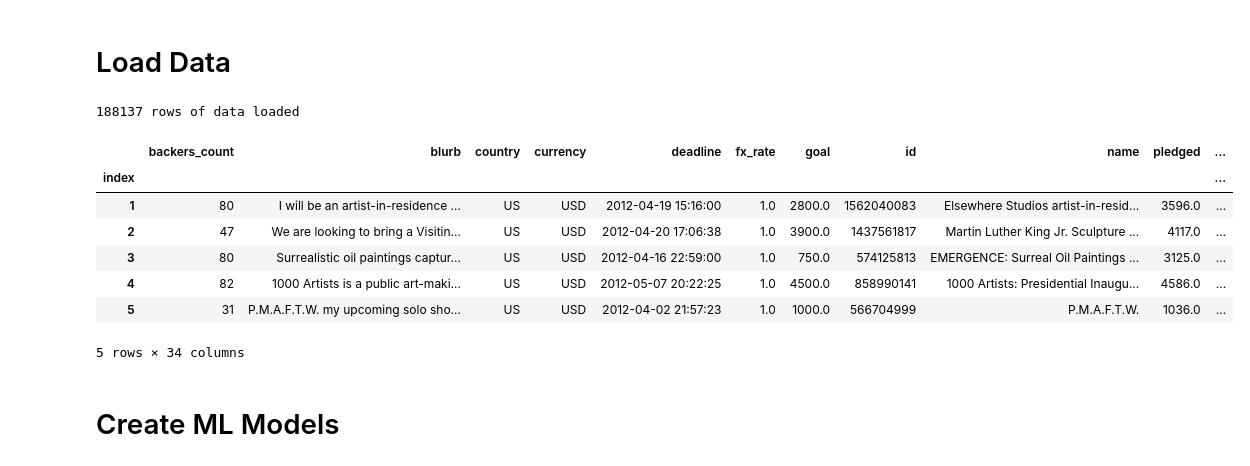
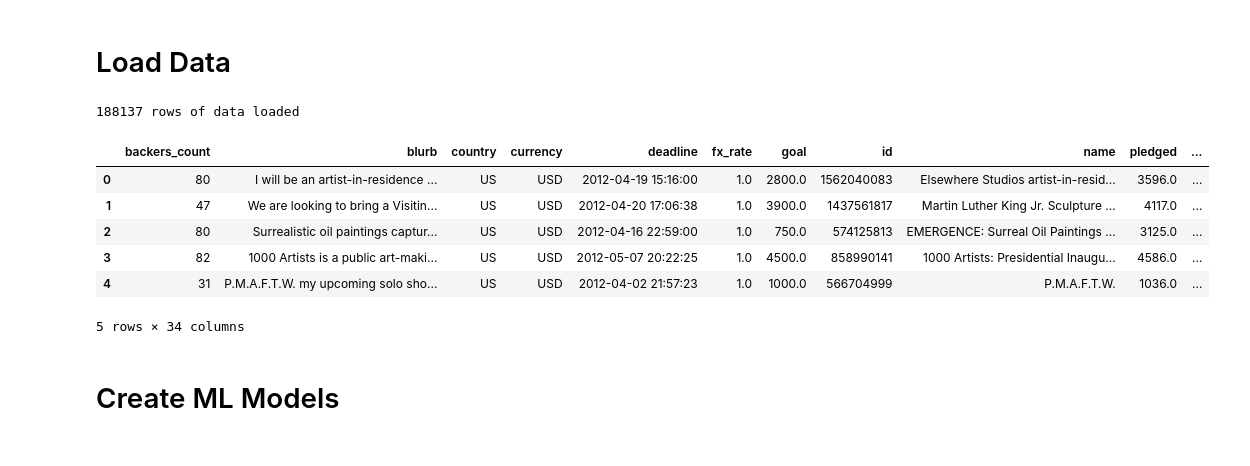
Before and after one commit to dmarrinan/Kickstarter-Analysis, a Jupyter notebook: machine_learning_modeling.ipynb, the cells around one changed output. Drawn from its saved outputs; the diff is of its cells as text; code cells hidden in the pictures.

```diff
--- a/machine_learning_modeling.ipynb
+++ b/machine_learning_modeling.ipynb
@@ -20,31 +20,33 @@ session = Session(engine)
 # %%
 data = engine.execute('SELECT * FROM kickstarter_campaigns')
 kickstarter_df = pd.DataFrame()
 record_list = []
 for record in data:
     record_list.append(record)
 
 kickstarter_df = pd.DataFrame(record_list)
 kickstarter_df.columns = ['index','backers_count','blurb','country','currency','deadline','fx_rate','goal','id',
                           'name','pledged','slug','state','category_id','category_name','parent_category_id',
                           'creator_profile','creator_name','start_date','campaign_length','month_started','state_or_province',
                           'parent_category','blurb_length','blurb_sentiment_compound','blurb_sentiment_positive',
                           'blurb_sentiment_negative','blurb_sentiment_neutral','title_length','title_sentiment_compound',
                           'title_sentiment_positive','title_sentiment_negative','title_sentiment_neutral','usd_goal',
                           'pct_complete']
 
-kickstarter_df = kickstarter_df.set_index('index')
+kickstarter_df = kickstarter_df.drop(['index'], axis=1)
+kickstarter_df = kickstarter_df.reset_index()
+kickstarter_df = kickstarter_df.drop(['index'], axis=1)
+
 print(f'{len(kickstarter_df)} rows of data loaded')
 kickstarter_df.head()
 # %% [output]
 188137 rows of data loaded
 |  | backers_count | blurb | country | currency | deadline | fx_rate | goal | id | name | pledged | ... |
-| index |  |  |  |  |  |  |  |  |  |  | ... |
-| 1 | 80 | I will be an artist-in-residence ... | US | USD | 2012-04-19 15:16:00 | 1.0 | 2800.0 | 1562040083 | Elsewhere Studios artist-in-resid... | 3596.0 | ... |
-| 2 | 47 | We are looking to bring a Visitin... | US | USD | 2012-04-20 17:06:38 | 1.0 | 3900.0 | 1437561817 | Martin Luther King Jr. Sculpture ... | 4117.0 | ... |
-| 3 | 80 | Surrealistic oil paintings captur... | US | USD | 2012-04-16 22:59:00 | 1.0 | 750.0 | 574125813 | EMERGENCE: Surreal Oil Paintings ... | 3125.0 | ... |
-| 4 | 82 | 1000 Artists is a public art-maki... | US | USD | 2012-05-07 20:22:25 | 1.0 | 4500.0 | 858990141 | 1000 Artists: Presidential Inaugu... | 4586.0 | ... |
-| 5 | 31 | P.M.A.F.T.W. my upcoming solo sho... | US | USD | 2012-04-02 21:57:23 | 1.0 | 1000.0 | 566704999 | P.M.A.F.T.W. | 1036.0 | ... |
+| 0 | 80 | I will be an artist-in-residence ... | US | USD | 2012-04-19 15:16:00 | 1.0 | 2800.0 | 1562040083 | Elsewhere Studios artist-in-resid... | 3596.0 | ... |
+| 1 | 47 | We are looking to bring a Visitin... | US | USD | 2012-04-20 17:06:38 | 1.0 | 3900.0 | 1437561817 | Martin Luther King Jr. Sculpture ... | 4117.0 | ... |
+| 2 | 80 | Surrealistic oil paintings captur... | US | USD | 2012-04-16 22:59:00 | 1.0 | 750.0 | 574125813 | EMERGENCE: Surreal Oil Paintings ... | 3125.0 | ... |
+| 3 | 82 | 1000 Artists is a public art-maki... | US | USD | 2012-05-07 20:22:25 | 1.0 | 4500.0 | 858990141 | 1000 Artists: Presidential Inaugu... | 4586.0 | ... |
+| 4 | 31 | P.M.A.F.T.W. my upcoming solo sho... | US | USD | 2012-04-02 21:57:23 | 1.0 | 1000.0 | 566704999 | P.M.A.F.T.W. | 1036.0 | ... |
 5 rows × 34 columns
 # %% [markdown]
 # Create ML Models
```
Also changed, not shown: parts of 21 cells of this notebook.
